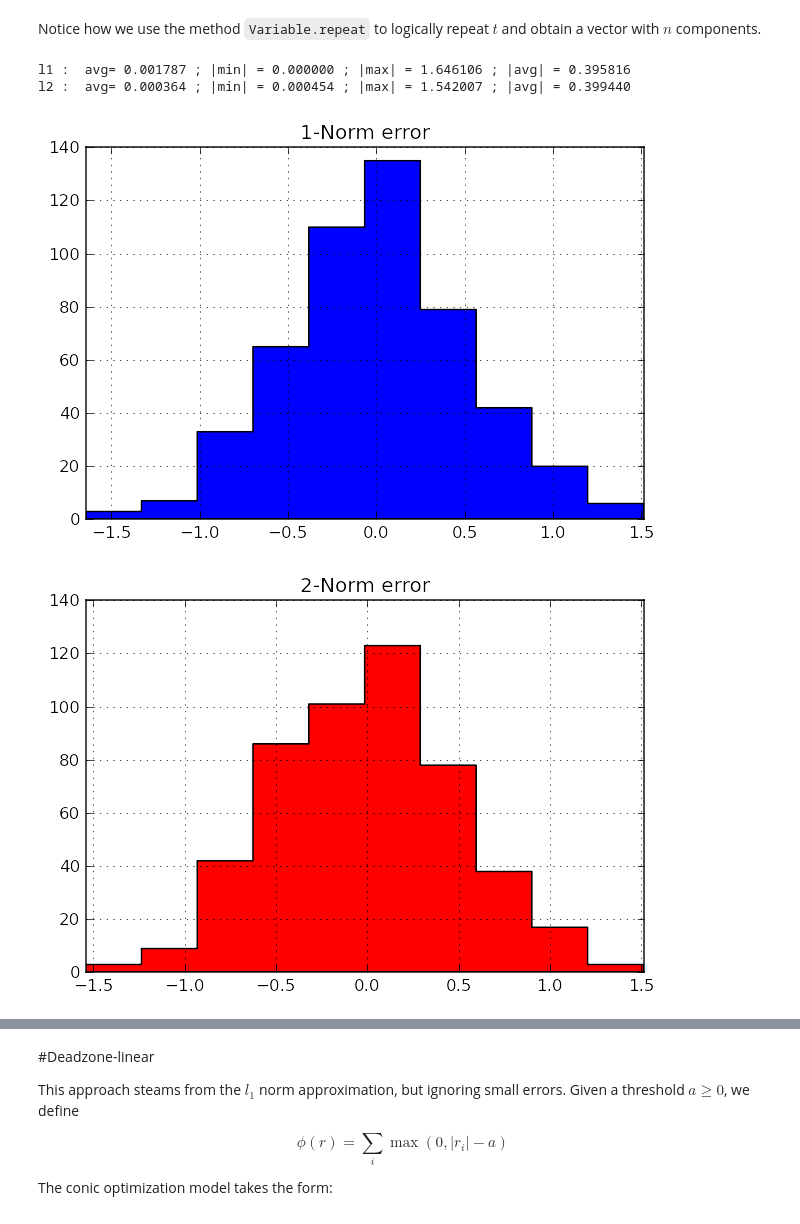
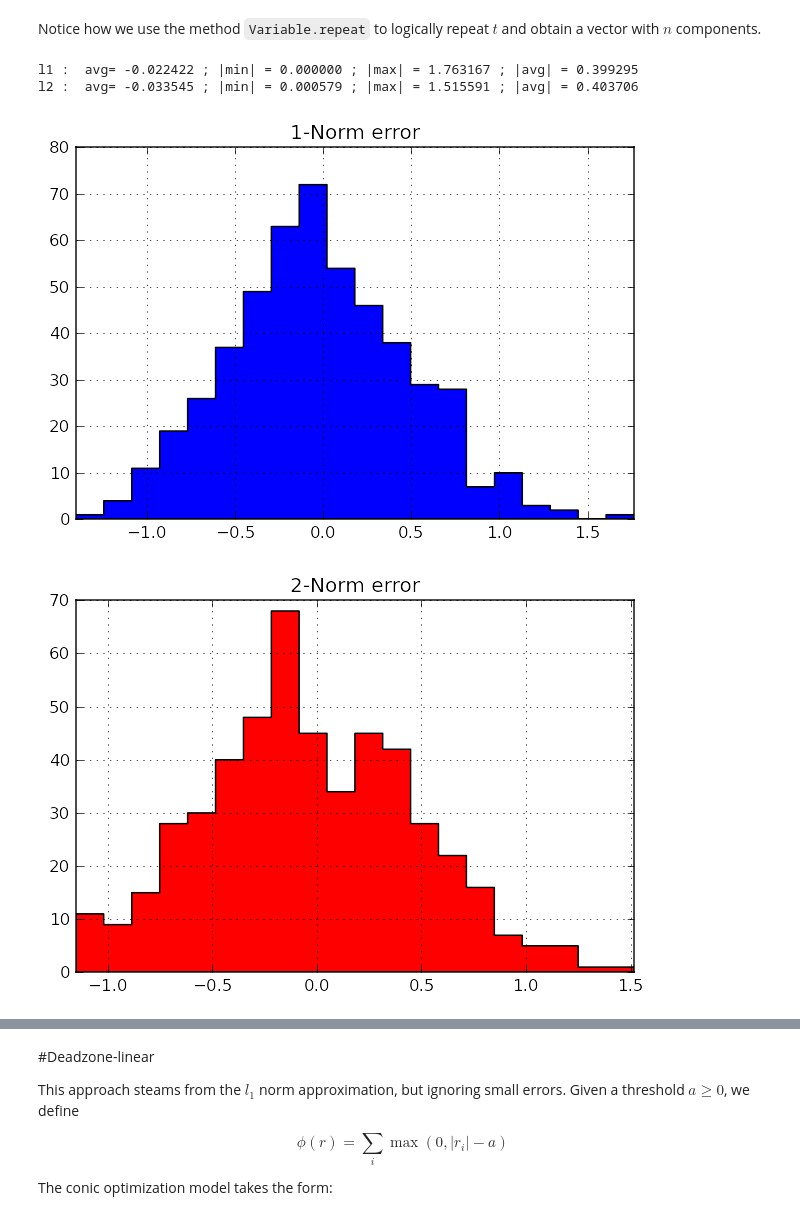
Before and after one commit to MOSEK/Tutorials, a Jupyter notebook: Fusion/Regression techniques using MOSEK Fusion API.ipynb, the cells around one changed output, grey strips where cells are left out. Saved outputs shown, nothing was run; the diff lists cells and outputs as text; code cells hidden in the pictures.

```diff
--- a/Fusion/Regression techniques using MOSEK Fusion API.ipynb
+++ b/Fusion/Regression techniques using MOSEK Fusion API.ipynb
@@ -92,6 +92,8 @@ def print_err(name,ee):
     n= len(y)
     absee= [ abs(e) for e in ee]
     print("%s avg= %f ; |min| = %f ; |max| = %f ; |avg| = %f"%(name, sum(ee)/n, min(absee), max(absee), sum(absee)/n))
+
+nbuckets = 20
 # %% [markdown]
 We also need some dat to make a simple regression.
 # %%
@@ -200,17 +202,17 @@ Notice how we use the method `Variable.repeat` to logically repeat $t$ and obtai
 # %%
 w1  = lsq_l1_norm(X,y,n,m)
 w2  = lsq_l2_norm(X,y,n,m)
 
 err1 = error(X,w1,y)
 err2 = error(X,w2,y)
 
 print_err('l1 : ', err1)
 print_err('l2 : ', err2)
 
-plot('1-Norm error',err1,10,'blue')
-plot('2-Norm error',err2,10,'red')
+plot('1-Norm error',err1,nbuckets,'blue')
+plot('2-Norm error',err2,nbuckets,'red')
 # %% [output]
-l1 :  avg= 0.001787 ; |min| = 0.000000 ; |max| = 1.646106 ; |avg| = 0.395816
-l2 :  avg= 0.000364 ; |min| = 0.000454 ; |max| = 1.542007 ; |avg| = 0.399440
+l1 :  avg= -0.022422 ; |min| = 0.000000 ; |max| = 1.763167 ; |avg| = 0.399295
+l2 :  avg= -0.033545 ; |min| = 0.000579 ; |max| = 1.515591 ; |avg| = 0.403706
-[figure, old version]
+[figure, new version]
-[figure, old version]
+[figure, new version]
```
Also changed, not shown: parts of 10 cells of this notebook.
